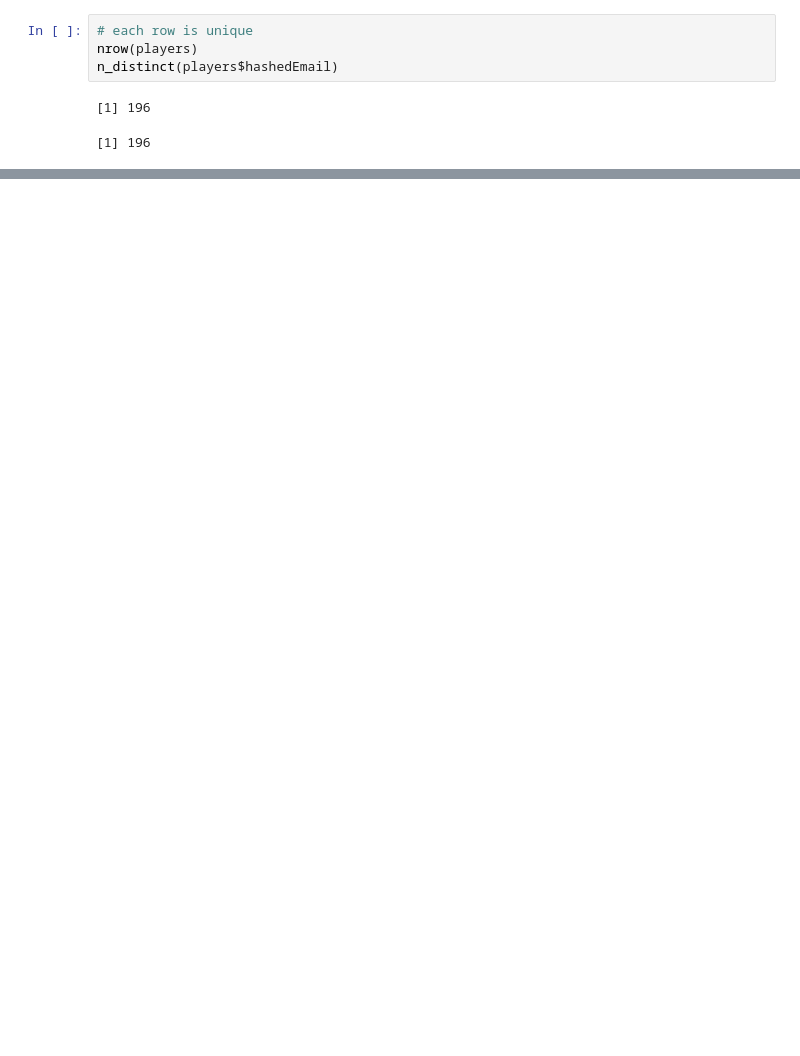
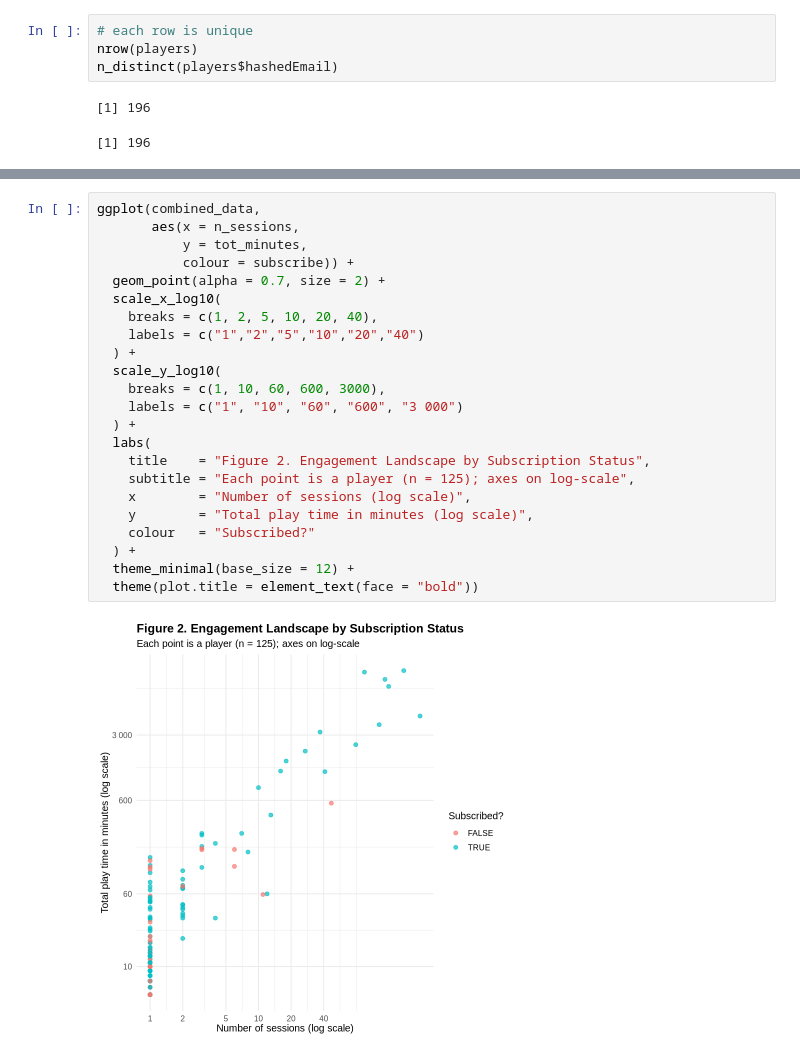
Before and after one commit to Parkryan0128/DSCI100_Project, a Jupyter notebook: Report.ipynb, the cells around one changed output, grey strips where cells are left out. Cells and saved outputs as stored; diff of their text form; blank space fills up the shorter version.

```diff
--- a/Report.ipynb
+++ b/Report.ipynb
@@ -128,0 +215,25 @@ nrow(players)
+# %%
+ggplot(combined_data,
+       aes(x = n_sessions,
+           y = tot_minutes,
+           colour = subscribe)) +
+  geom_point(alpha = 0.7, size = 2) +
+  scale_x_log10(
+    breaks = c(1, 2, 5, 10, 20, 40),
+    labels = c("1","2","5","10","20","40")
+  ) +
+  scale_y_log10(
+    breaks = c(1, 10, 60, 600, 3000),
+    labels = c("1", "10", "60", "600", "3 000")
+  ) +
+  labs(
+    title    = "Figure 2. Engagement Landscape by Subscription Status",
+    subtitle = "Each point is a player (n = 125); axes on log-scale",
+    x        = "Number of sessions (log scale)",
+    y        = "Total play time in minutes (log scale)",
+    colour   = "Subscribed?"
+  ) +
+  theme_minimal(base_size = 12) +
+  theme(plot.title = element_text(face = "bold"))
+# %% [output]
+[figure, added]
```
Also changed, not shown: parts of 28 cells of this notebook.
